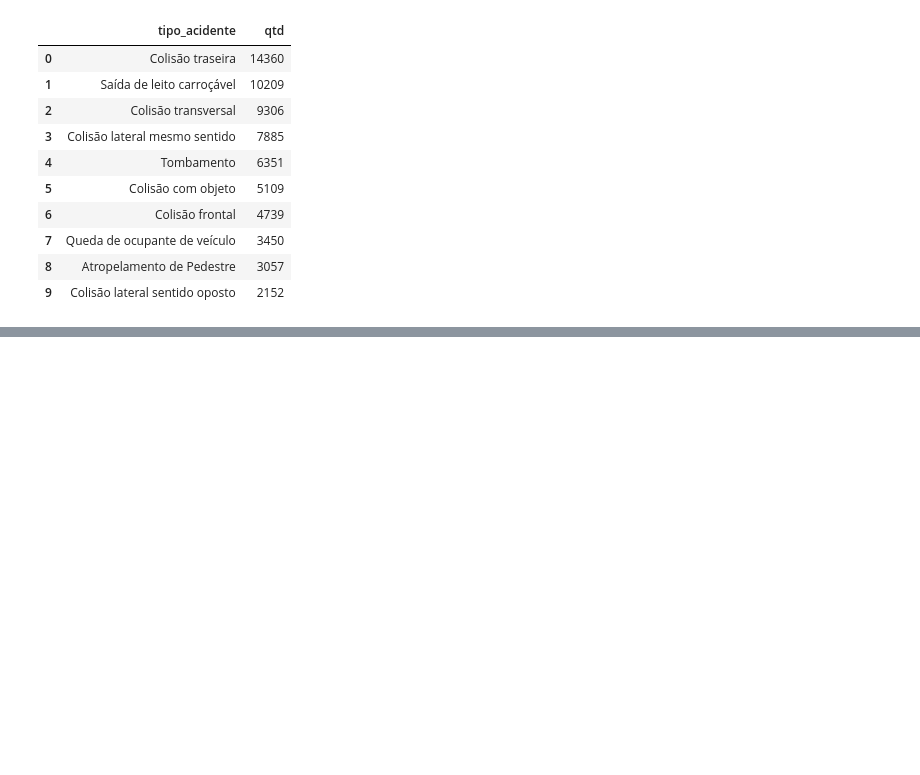
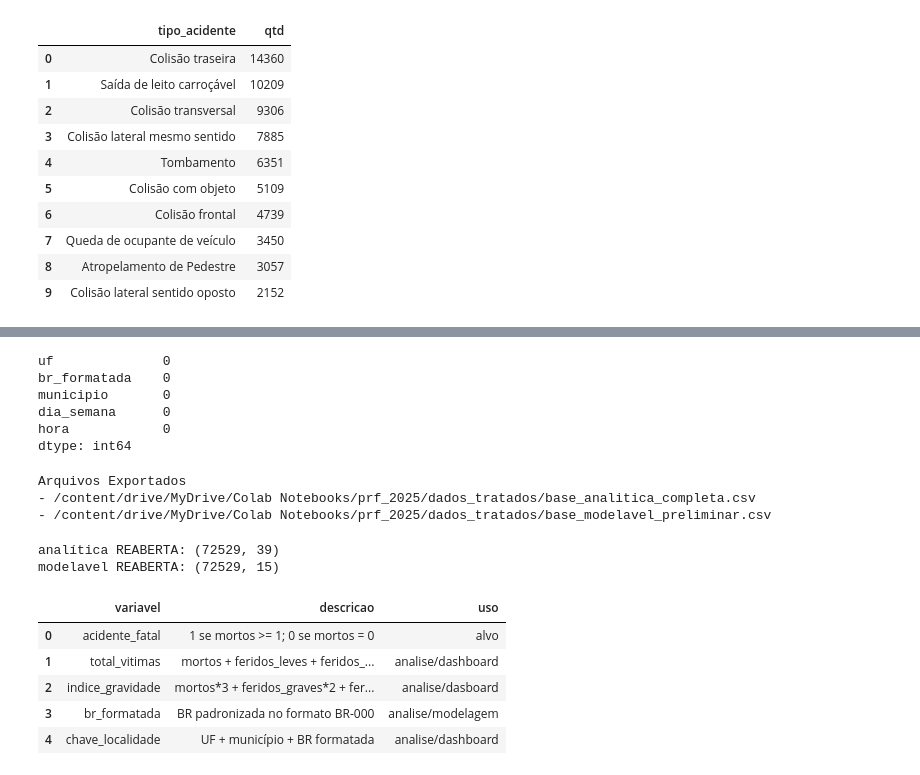
Before and after one commit to ednnaldodev/Modulo4_PRF.ipynb-, a Jupyter notebook: Modulo4_PRF.ipynb, the cells around one changed output, grey strips where cells are left out. Drawn from its saved outputs; the diff is of its cells as text; code cells hidden in the pictures; blank space fills up the shorter version.

```diff
--- a/Modulo4_PRF.ipynb
+++ b/Modulo4_PRF.ipynb
@@ -512,0 +633,66 @@ display(ranking_categoria(df, "tipo_acidente", 10))
+# %%
+#tratamento final de nulos na base modelavel
+for coluna in base_modelavel.columns:
+  if coluna == "acidente_fatal":
+    continue
+  if base_modelavel[coluna].dtype == "object" or str (base_modelavel[coluna].dtype) == "string":
+     base_modelavel[coluna] = base_modelavel[coluna].fillna("IGNORADO")
+else:
+      base_modelavel[coluna] = base_modelavel[coluna].fillna(-1)
+
+print(base_modelavel.isna().sum().sort_values(ascending=False).head())
+# %% [output]
+uf              0
+br_formatada    0
+municipio       0
+dia_semana      0
+hora            0
+dtype: int64
+# %%
+#utilizando os parametos criados no inicio dop notebook
+base_analitica.to_csv(RAIZ / ARQUIVO_BASE_ANALITICA, index=False, sep=SEPARADOR, encoding=ENCODING_SAIDA)
+base_modelavel.to_csv(RAIZ / ARQUIVO_BASE_MODELAVEL, index=False, sep=SEPARADOR, encoding=ENCODING_SAIDA)
+
+print("Arquivos Exportados")
+print("-", RAIZ / ARQUIVO_BASE_ANALITICA)
+print("-", RAIZ / ARQUIVO_BASE_MODELAVEL)
+# %% [output]
+Arquivos Exportados
+- /content/drive/MyDrive/Colab Notebooks/prf_2025/dados_tratados/base_analitica_completa.csv
+- /content/drive/MyDrive/Colab Notebooks/prf_2025/dados_tratados/base_modelavel_preliminar.csv
+# %%
+#REabrir arquivos exportados para validação
+valid_analitica = pd.read_csv(RAIZ / ARQUIVO_BASE_ANALITICA, sep=SEPARADOR, encoding=ENCODING_SAIDA)
+valid_modelavel = pd.read_csv(RAIZ / ARQUIVO_BASE_MODELAVEL, sep=SEPARADOR, encoding=ENCODING_SAIDA)
+
+
+print("analítica REABERTA:", valid_analitica.shape)
+print("modelavel REABERTA:", valid_modelavel.shape)
+assert len(valid_analitica) == len(base_analitica)
+assert len(valid_modelavel) == len(base_modelavel)
+# %% [output]
+analítica REABERTA: (72529, 39)
+modelavel REABERTA: (72529, 15)
+# %%
+#Dicionario simples das variasveis que criamos
+
+linhas_dic = [
+    {"variavel": "acidente_fatal", "descricao": "1 se mortos >= 1; 0 se mortos = 0", "uso": "alvo"},
+    {"variavel": "total_vitimas", "descricao": "mortos + feridos_leves + feridos_graves", "uso": "analise/dashboard"},
+    {"variavel": "indice_gravidade", "descricao": "mortos*3 + feridos_graves*2 + feridos_leves", "uso": "analise/dasboard"},
+    {"variavel": "br_formatada", "descricao": "BR padronizada no formato BR-000", "uso": "analise/modelagem"},
+    {"variavel": "chave_localidade", "descricao": "UF + município + BR formatada", "uso": "analise/dashboard"},
+
+  ]
+
+dicionario = pd.DataFrame(linhas_dic)
+dicionario.to_csv(RAIZ / ARQUIVO_DICIONARIO, index=False, sep=SEPARADOR, encoding=ENCODING_SAIDA)
+
+display(dicionario)
+# %% [output]
+|  | variavel | descricao | uso |
+| 0 | acidente_fatal | 1 se mortos >= 1; 0 se mortos = 0 | alvo |
+| 1 | total_vitimas | mortos + feridos_leves + feridos_... | analise/dashboard |
+| 2 | indice_gravidade | mortos*3 + feridos_graves*2 + fer... | analise/dasboard |
+| 3 | br_formatada | BR padronizada no formato BR-000 | analise/modelagem |
+| 4 | chave_localidade | UF + município + BR formatada | analise/dashboard |
```
Also changed, not shown: parts of 17 cells of this notebook.
